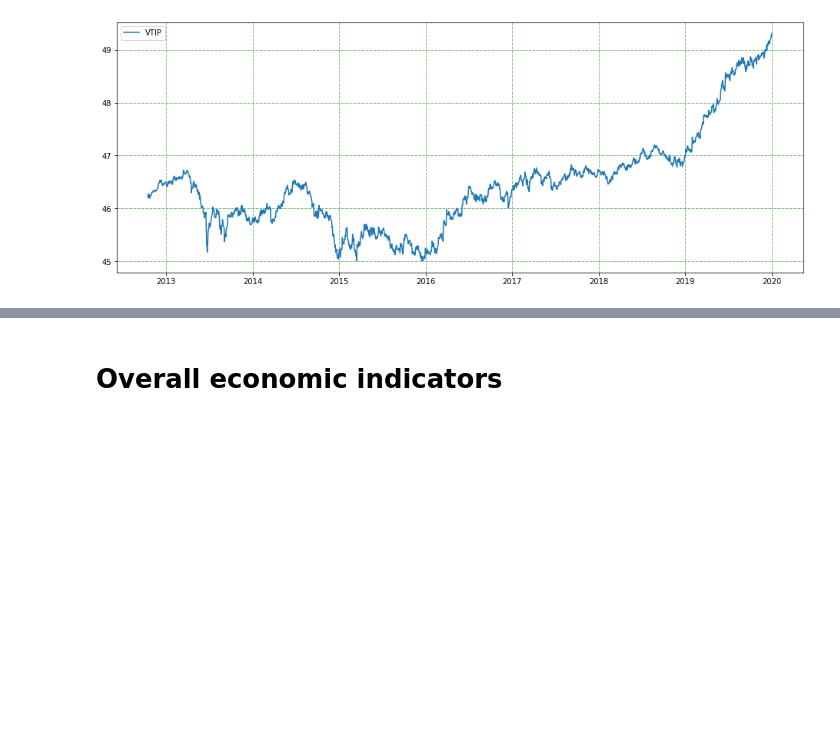
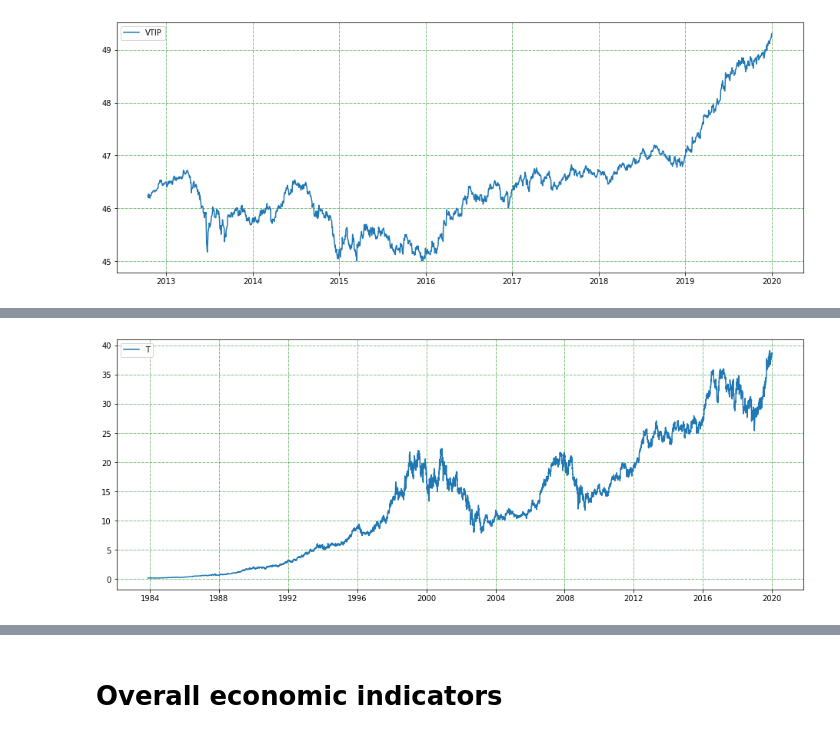
Before and after one commit to kiskani/kiskani.github.io, a Jupyter notebook: finance/2020/01/03/Finance-Notebook-1.ipynb, the cells around one changed output, grey strips where cells are left out. Drawn from its saved outputs; the diff is of its cells as text; code cells hidden in the pictures; blank space fills up the shorter version.

```diff
--- a/finance/2020/01/03/Finance-Notebook-1.ipynb
+++ b/finance/2020/01/03/Finance-Notebook-1.ipynb
@@ -170,0 +177,4 @@ plot_stock_price('VTIP', start_date='1990-01-01', end_date='2020-01-01')
+# %%
+plot_stock_price('T', start_date='1980-01-01', end_date='2020-01-01')
+# %% [output]
+[figure, added]
```
Also changed, not shown: parts of 33 cells of this notebook, 17 other files.
